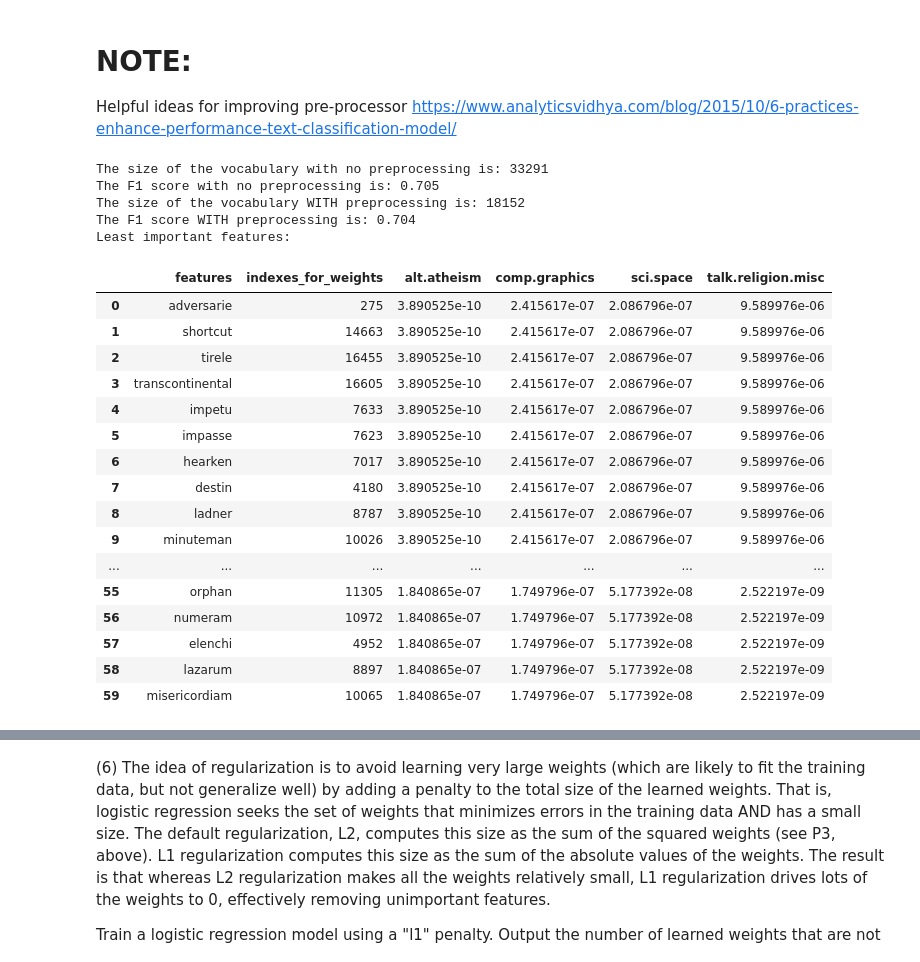
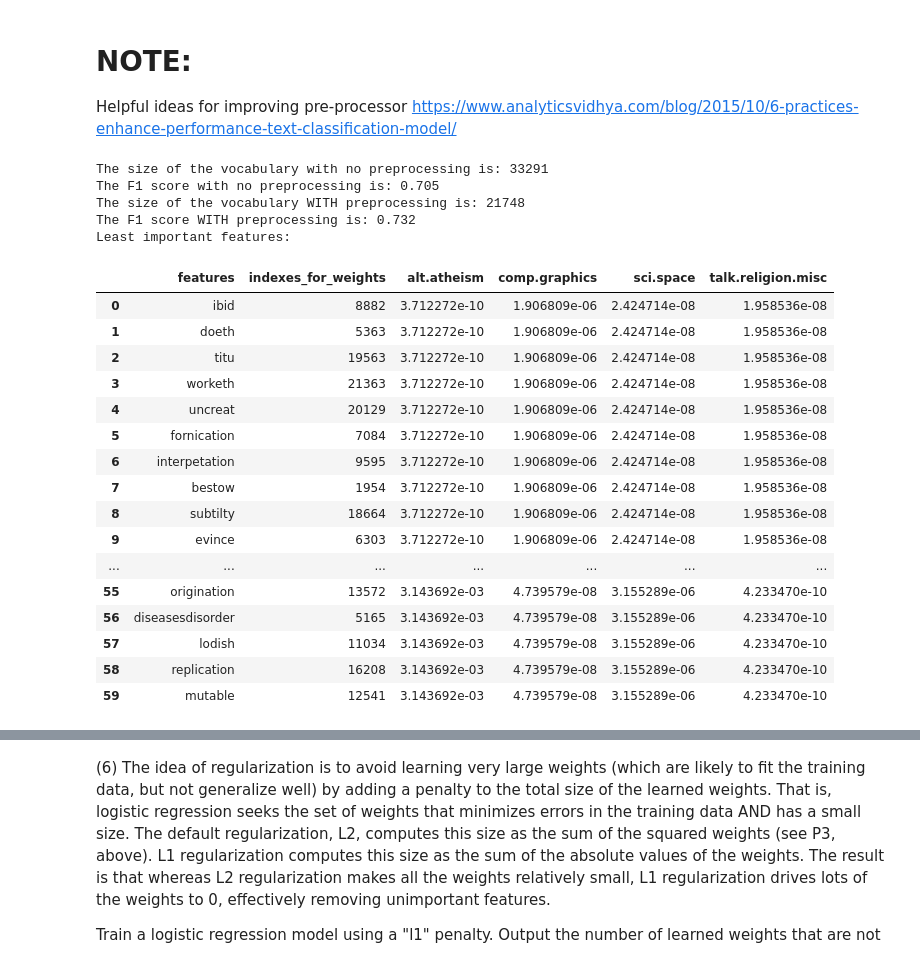
Before and after one commit to nwchen24/Machine_learning_coursework, a Jupyter notebook: NC_Work/Project_2/Nicholas_Chen_p2_1.4.ipynb, the cells around one changed output, grey strips where cells are left out. Saved outputs shown, nothing was run; the diff lists cells and outputs as text; code cells hidden in the pictures.

```diff
--- a/NC_Work/Project_2/Nicholas_Chen_p2_1.4.ipynb
+++ b/NC_Work/Project_2/Nicholas_Chen_p2_1.4.ipynb
@@ -683,8 +683,8 @@ def better_preprocessor(s):
 
     #*****
 
-    #remove words that are 4 or fewer characters
-    p = re.compile(r'\b\w{,4}\b', re.IGNORECASE)
+    #remove single character features
+    p = re.compile(r'\b\w{,1}\b', re.IGNORECASE)
     s = p.sub('', s)
 
     #remove multiple spaces in a row
@@ -775,7 +775,7 @@ def P5():
     #**************
 
     #Instantiate an instance of the vectorizer specifying the better preprocessor defined above
-    gen_features = CountVectorizer(preprocessor = better_preprocessor)
+    gen_features = CountVectorizer(preprocessor = better_preprocessor, stop_words = 'english')
 
     #generate a feature matrix for the training data
     train_data_features = gen_features.fit_transform(train_data)
@@ -783,48 +783,48 @@ def P5():
     #generate a feature matrix for the development data
     dev_data_features = gen_features.transform(dev_data)
 
     #instantiate the logistic regression classifier using the optimal C from question 3 above
     lgr = LogisticRegression(C = .17)
 
     #fit the model to the training data
     lgr.fit(train_data_features, train_labels)
 
     #predict the dev data
     preds = lgr.predict(dev_data_features)
 
     #get f1 score
     preprocessing_f1 = metrics.f1_score(dev_labels, preds, average = 'weighted' )
 
     #print the result
     print "The size of the vocabulary WITH preprocessing is: " + str(train_data_features.shape[1])
     print "The F1 score WITH preprocessing is: " + str(round(preprocessing_f1, 3))
 
     least_important_features = get_n_unimp_features(n = 60, vectorizer_obj = gen_features, lgr_model = lgr)
     print "Least important features: "
     display(least_important_features)
 
 ### STUDENT END ###
 P5()
 # %% [output]
 The size of the vocabulary with no preprocessing is: 33291
 The F1 score with no preprocessing is: 0.705
-The size of the vocabulary WITH preprocessing is: 18152
-The F1 score WITH preprocessing is: 0.704
+The size of the vocabulary WITH preprocessing is: 21748
+The F1 score WITH preprocessing is: 0.732
 Least important features:
 |  | features | indexes_for_weights | alt.atheism | comp.graphics | sci.space | talk.religion.misc |
-| 0 | adversarie | 275 | 3.890525e-10 | 2.415617e-07 | 2.086796e-07 | 9.589976e-06 |
-| 1 | shortcut | 14663 | 3.890525e-10 | 2.415617e-07 | 2.086796e-07 | 9.589976e-06 |
-| 2 | tirele | 16455 | 3.890525e-10 | 2.415617e-07 | 2.086796e-07 | 9.589976e-06 |
-| 3 | transcontinental | 16605 | 3.890525e-10 | 2.415617e-07 | 2.086796e-07 | 9.589976e-06 |
-| 4 | impetu | 7633 | 3.890525e-10 | 2.415617e-07 | 2.086796e-07 | 9.589976e-06 |
-| 5 | impasse | 7623 | 3.890525e-10 | 2.415617e-07 | 2.086796e-07 | 9.589976e-06 |
-| 6 | hearken | 7017 | 3.890525e-10 | 2.415617e-07 | 2.086796e-07 | 9.589976e-06 |
-| 7 | destin | 4180 | 3.890525e-10 | 2.415617e-07 | 2.086796e-07 | 9.589976e-06 |
-| 8 | ladner | 8787 | 3.890525e-10 | 2.415617e-07 | 2.086796e-07 | 9.589976e-06 |
-| 9 | minuteman | 10026 | 3.890525e-10 | 2.415617e-07 | 2.086796e-07 | 9.589976e-06 |
+| 0 | ibid | 8882 | 3.712272e-10 | 1.906809e-06 | 2.424714e-08 | 1.958536e-08 |
+| 1 | doeth | 5363 | 3.712272e-10 | 1.906809e-06 | 2.424714e-08 | 1.958536e-08 |
+| 2 | titu | 19563 | 3.712272e-10 | 1.906809e-06 | 2.424714e-08 | 1.958536e-08 |
+| 3 | worketh | 21363 | 3.712272e-10 | 1.906809e-06 | 2.424714e-08 | 1.958536e-08 |
+| 4 | uncreat | 20129 | 3.712272e-10 | 1.906809e-06 | 2.424714e-08 | 1.958536e-08 |
+| 5 | fornication | 7084 | 3.712272e-10 | 1.906809e-06 | 2.424714e-08 | 1.958536e-08 |
+| 6 | interpetation | 9595 | 3.712272e-10 | 1.906809e-06 | 2.424714e-08 | 1.958536e-08 |
+| 7 | bestow | 1954 | 3.712272e-10 | 1.906809e-06 | 2.424714e-08 | 1.958536e-08 |
+| 8 | subtilty | 18664 | 3.712272e-10 | 1.906809e-06 | 2.424714e-08 | 1.958536e-08 |
+| 9 | evince | 6303 | 3.712272e-10 | 1.906809e-06 | 2.424714e-08 | 1.958536e-08 |
 | ... | ... | ... | ... | ... | ... | ... |
-| 55 | orphan | 11305 | 1.840865e-07 | 1.749796e-07 | 5.177392e-08 | 2.522197e-09 |
-| 56 | numeram | 10972 | 1.840865e-07 | 1.749796e-07 | 5.177392e-08 | 2.522197e-09 |
-| 57 | elenchi | 4952 | 1.840865e-07 | 1.749796e-07 | 5.177392e-08 | 2.522197e-09 |
-| 58 | lazarum | 8897 | 1.840865e-07 | 1.749796e-07 | 5.177392e-08 | 2.522197e-09 |
-| 59 | misericordiam | 10065 | 1.840865e-07 | 1.749796e-07 | 5.177392e-08 | 2.522197e-09 |
+| 55 | origination | 13572 | 3.143692e-03 | 4.739579e-08 | 3.155289e-06 | 4.233470e-10 |
+| 56 | diseasesdisorder | 5165 | 3.143692e-03 | 4.739579e-08 | 3.155289e-06 | 4.233470e-10 |
+| 57 | lodish | 11034 | 3.143692e-03 | 4.739579e-08 | 3.155289e-06 | 4.233470e-10 |
+| 58 | replication | 16208 | 3.143692e-03 | 4.739579e-08 | 3.155289e-06 | 4.233470e-10 |
+| 59 | mutable | 12541 | 3.143692e-03 | 4.739579e-08 | 3.155289e-06 | 4.233470e-10 |
```
Also changed, not shown: parts of 4 cells of this notebook.
